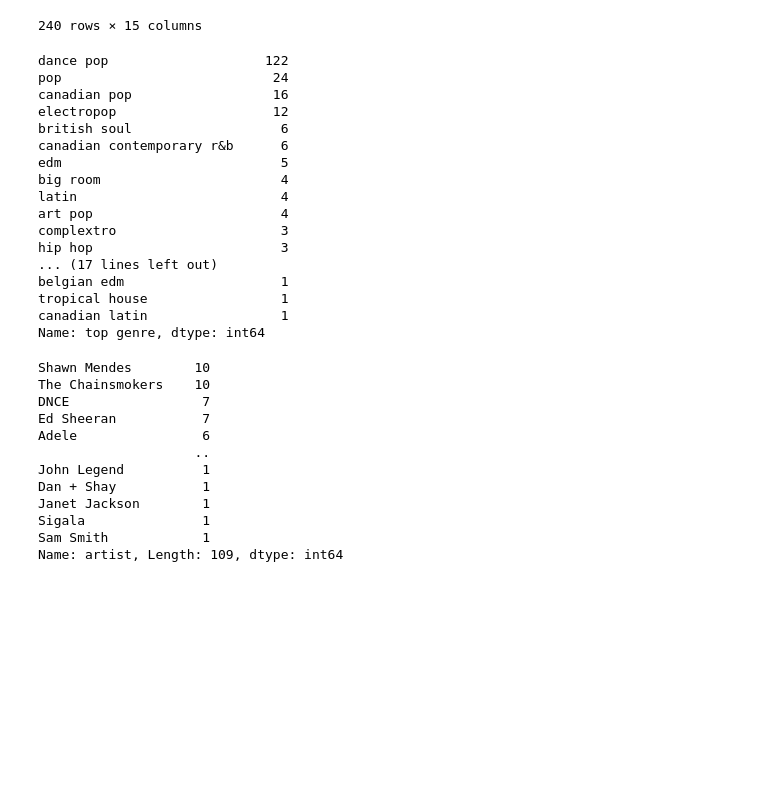
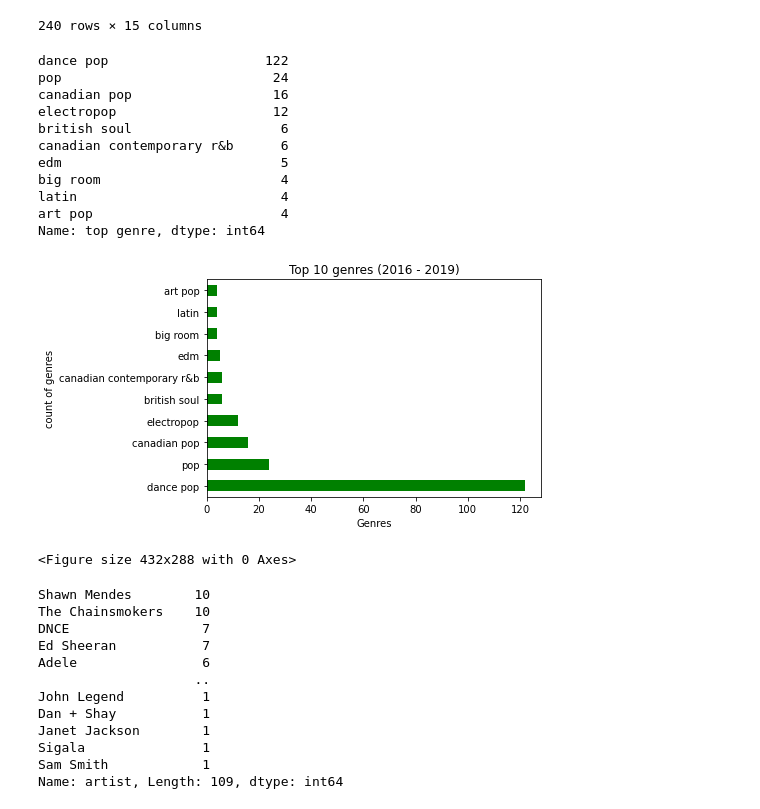
Before and after one commit to cscherer007/Hit-Song-Metric-Analysis, a Jupyter notebook: harsha/HV.ipynb, the cells around one changed output. Drawn from its saved outputs; the diff is of its cells as text; code cells hidden in the pictures; blank space fills up the shorter version.

Commit message:
charts

```diff
--- a/harsha/HV.ipynb
+++ b/harsha/HV.ipynb
@@ -70,6 +70,10 @@ popular_yr
 # %%
 genre = popular_yr["top genre"].value_counts()
 genre
+
+
+top_10 = genre.iloc[0:10]
+top_10
 # %% [output]
 dance pop                    122
 pop                           24
@@ -81,13 +85,17 @@ edm                            5
 big room                       4
 latin                          4
 art pop                        4
-complextro                     3
-hip hop                        3
-... (17 lines left out)
-belgian edm                    1
-tropical house                 1
-canadian latin                 1
 Name: top genre, dtype: int64
+# %%
+top_10.plot(kind = "barh", facecolor = "green", title = "Top 10 genres (2016 - 2019)")
+plt.ylabel("count of genres")
+plt.xlabel("Genres")
+
+plt.show()
+plt.tight_layout()
+# %% [output]
+[figure, added]
+<Figure size 432x288 with 0 Axes>
 # %%
 artist = popular_yr["artist"].value_counts()
 artist
```
